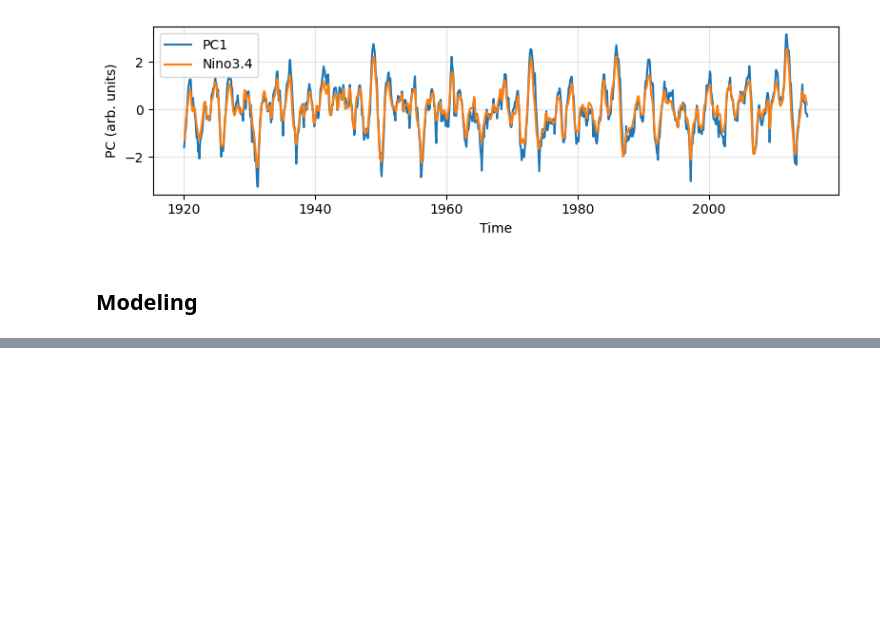
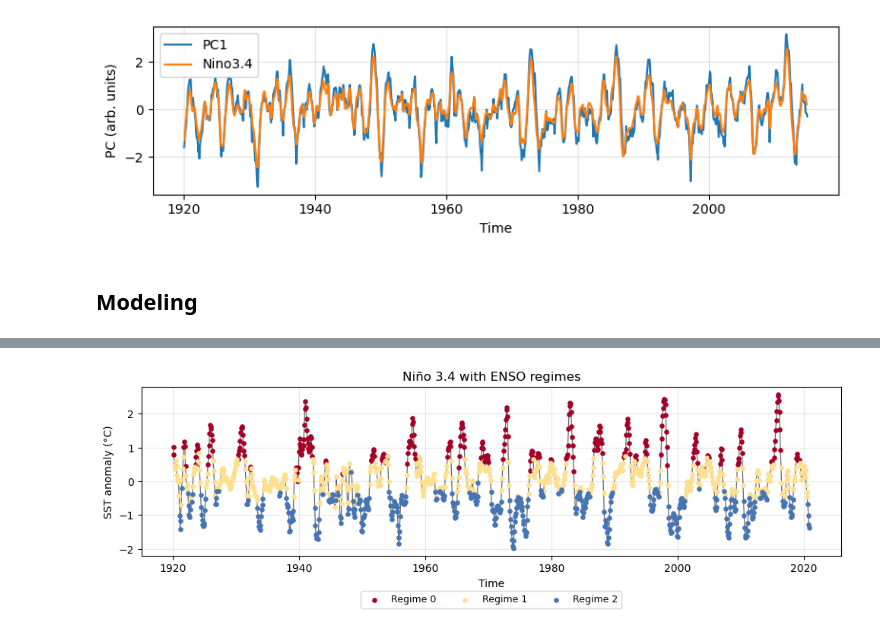
Before and after one commit to zhongruiw/MultiModelDA, a Jupyter notebook: code/ENSO.ipynb, the cells around one changed output, grey strips where cells are left out. Cells and saved outputs as stored; diff of their text form; code cells hidden in the pictures; blank space fills up the shorter version.

```diff
--- a/code/ENSO.ipynb
+++ b/code/ENSO.ipynb
@@ -1149,0 +1388,22 @@ plot_pcs(res["PCs"], modes=(1,), nino=res['nino34'])
+# %%
+import numpy as np
+import matplotlib.pyplot as plt
+from plot import plot_nino34_with_regimes
+
+colors = [
+    "#a50026",  # deep red
+    # "#f46d43",  # orange-red
+    "#fee090",  # light orange
+    # "#abd9e9",  # light blue
+    "#4575b4",  # deep blue
+]
+fig, ax = plot_nino34_with_regimes(
+    nino34, new_labels, time=file["time"],  # times can be pandas.DatetimeIndex
+    regime_names=["Regime 0", "Regime 1", "Regime 2"],
+    colors=colors,
+    title="Niño 3.4 with ENSO regimes"
+)
+plt.savefig('../figure/nino34_regimes_fcm_1d.png')
+plt.show()
+# %% [output]
+[figure, added]
```
Also changed, not shown: parts of 61 cells of this notebook, 3 other files.
